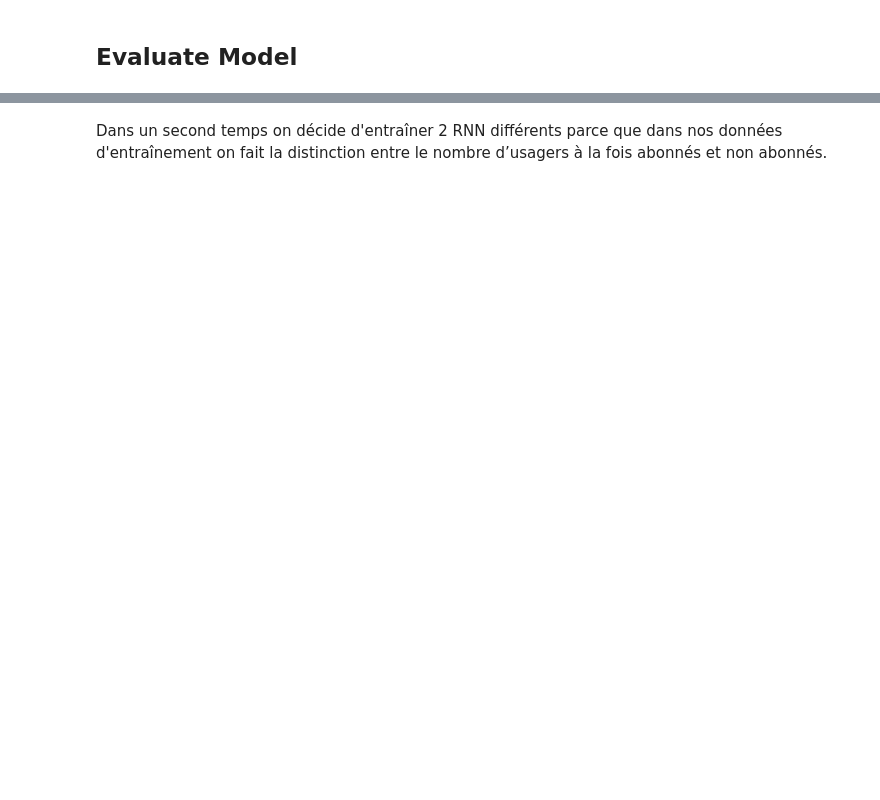
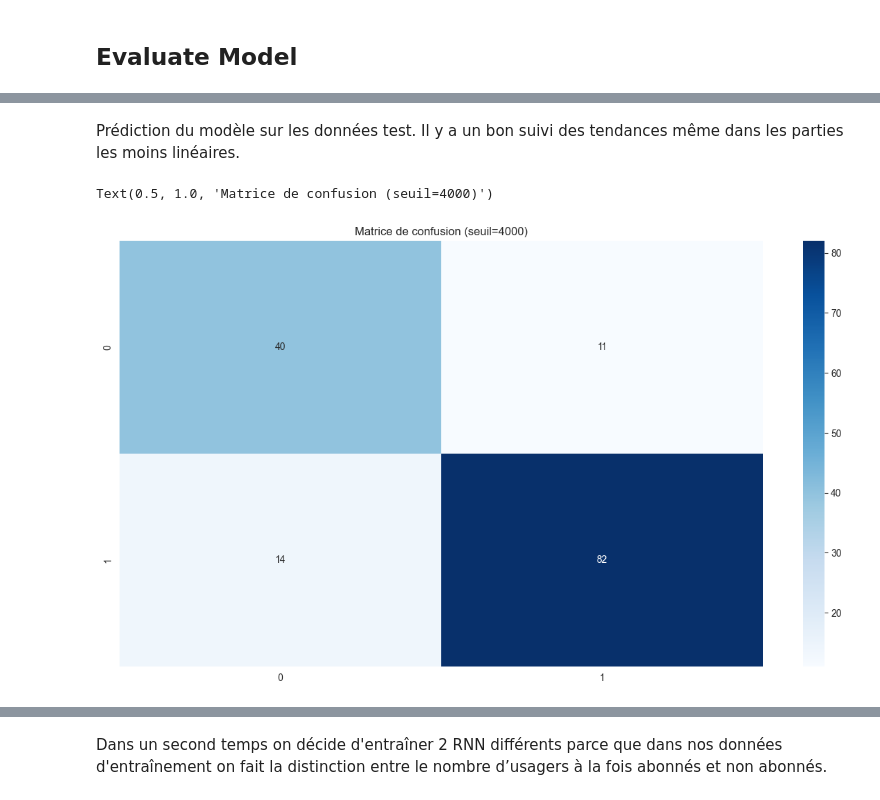
Before and after one commit to enzo-munoz/Mines_data_science, a Jupyter notebook: Neural_network/NN.ipynb, the cells around one changed output, grey strips where cells are left out. Saved outputs shown, nothing was run; the diff lists cells and outputs as text; code cells hidden in the pictures; blank space fills up the shorter version.

```diff
--- a/Neural_network/NN.ipynb
+++ b/Neural_network/NN.ipynb
@@ -511,0 +543,17 @@ On obtient des résultats corrects ?
+# %% [markdown]
+Prédiction du modèle sur les données test. Il y a un bon suivi des tendances même dans les parties les moins linéaires.
+# %%
+from sklearn.metrics import confusion_matrix
+y_pred = model(x_test).detach().numpy().flatten()
+
+# Binariser avec seuil 4000
+y_test_bin = (y_test.numpy() >= 4000).astype(int)
+y_pred_bin = (y_pred >= 4000).astype(int)
+
+# Matrice de confusion
+cm = confusion_matrix(y_test_bin, y_pred_bin)
+sns.heatmap(cm, annot=True, fmt='d', cmap='Blues')
+plt.title("Matrice de confusion (seuil=4000)")
+# %% [output]
+Text(0.5, 1.0, 'Matrice de confusion (seuil=4000)')
+[figure, added]
```
Also changed, not shown: parts of 54 cells of this notebook, 3 other files.
